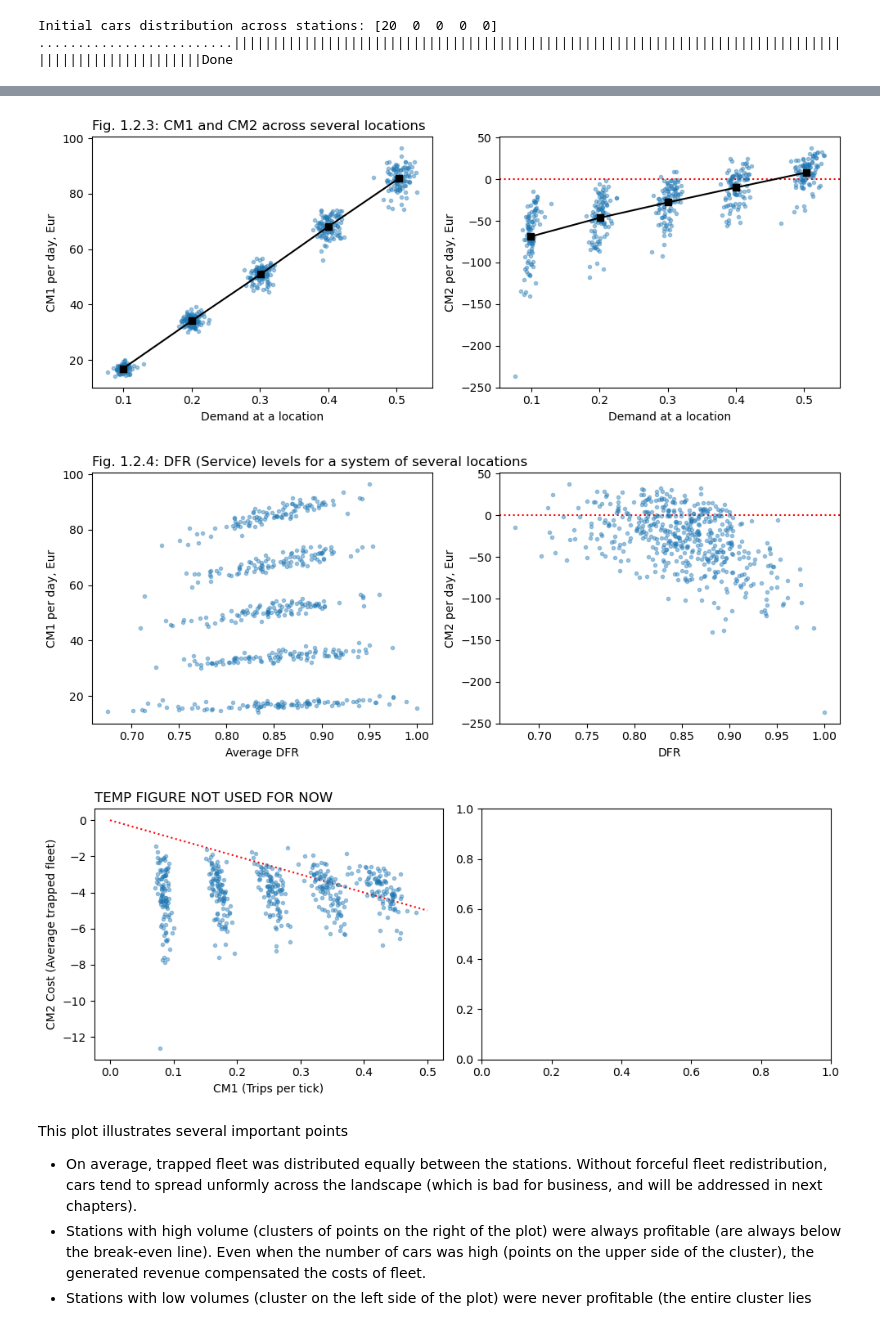
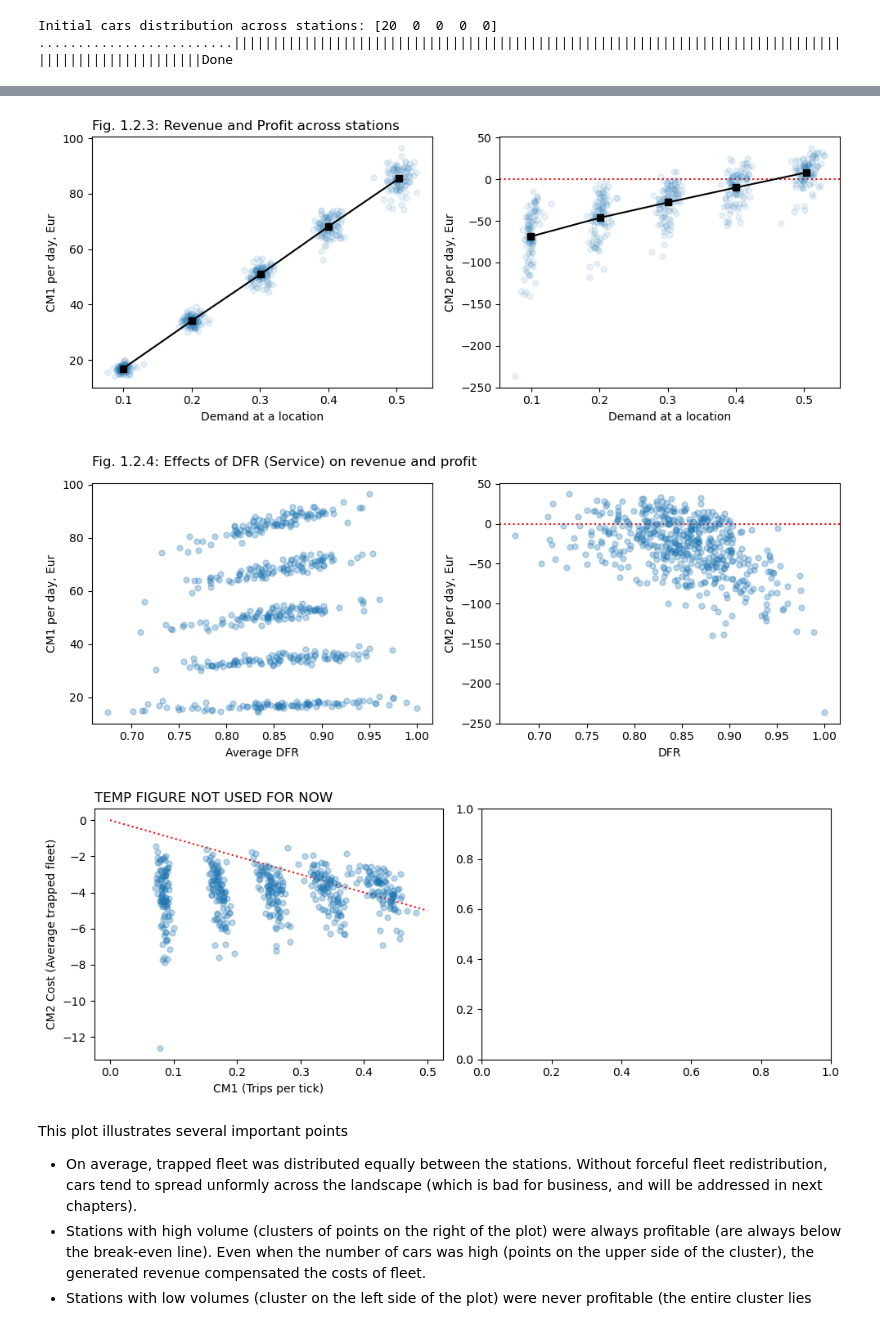
Before and after one commit to khakhalin/carsharing101, a Jupyter notebook: scripts/01natural_02stations.ipynb, the cells around one changed output, grey strips where cells are left out. Saved outputs shown, nothing was run; the diff lists cells and outputs as text; code cells hidden in the pictures.

```diff
--- a/scripts/01natural_02stations.ipynb
+++ b/scripts/01natural_02stations.ipynb
@@ -144,13 +136,11 @@ And also it means, that if we plot CM2 against CM2, the  profitability threshold
 # %%
 # Financial measures measures
-slope = (40*5)/20
-
 plt.figure(figsize=(10,4));
 plt.subplot(121)
-plt.title("Fig. 1.2.3: CM1 and CM2 across several locations", loc='left')
+plt.title("Fig. 1.2.3: Revenue and Profit across stations", loc='left')
 x = total_attempts/n_steps_per_experiment
 y = cm1 *40*5
-plt.plot(x.flatten(), y.flatten(), '.', alpha=0.4);
+plt.plot(x.flatten(), y.flatten(), '.', alpha=0.1, markersize=10);
 plt.plot(x.mean(axis=0), y.mean(axis=0), 'ks-')
 plt.xlabel("Demand at a location")
 plt.ylabel("CM1 per day, Eur")
@@ -158,7 +148,7 @@ plt.ylabel("CM1 per day, Eur")
 plt.subplot(122)
 plt.axhline(0, color='red', linestyle=':')
 y = cm1*40*5 - average_cars*20
-plt.plot(x.flatten(), y.flatten(), '.', alpha=0.4);
+plt.plot(x.flatten(), y.flatten(), '.', alpha=0.1, markersize=10);
 plt.plot(x.mean(axis=0), y.mean(axis=0), 'ks-')
 plt.xlabel("Demand at a location")
 plt.ylabel("CM2 per day, Eur")
@@ -167,30 +157,30 @@ plt.tight_layout()
 
 plt.savefig("../figures/01simple_02stations_03financials.svg", dpi=300)
 # %% [output]
-[figure, old version]
+[figure, new version]
 # %%
 # DFR
 dfr = total_rentals/total_attempts
 
 plt.figure(figsize=(10,4));
 plt.subplot(121)
-plt.title("Fig. 1.2.4: DFR (Service) levels for a system of several locations", loc='left')
-plt.plot(dfr.flatten(), cm1.flatten()*40*5, '.', alpha=0.4);
+plt.title("Fig. 1.2.4: Effects of DFR (Service) on revenue and profit", loc='left', pad=15)
+plt.plot(dfr.flatten(), cm1.flatten()*40*5, '.', alpha=0.3, markersize=10);
 plt.xlabel("Average DFR")
 plt.ylabel("CM1 per day, Eur")
 
 plt.subplot(122)
 plt.axhline(0, color='red', linestyle=':')
 cm2 = cm1*40*5 - average_cars*20
-plt.plot(dfr.flatten(), cm2.flatten(), '.', alpha=0.4);
+plt.plot(dfr.flatten(), cm2.flatten(), '.', alpha=0.3, markersize=10);
 plt.xlabel("DFR")
 plt.ylabel("CM2 per day, Eur");
 
 plt.tight_layout()
 
 plt.savefig("../figures/01simple_02stations_04dfr.svg", dpi=300)
 # %% [output]
-[figure, old version]
+[figure, new version]
 # %%
 # Financial measures measures
 slope = (40*5)/20
@@ -199,7 +189,7 @@ plt.figure(figsize=(10,4));
 plt.subplot(121)
 plt.title("TEMP FIGURE NOT USED FOR NOW", loc='left')
 plt.plot([0, 0.5], -np.array([0, 0.5])*slope, 'r:')
-plt.plot(cm1.flatten(), -average_cars.flatten(), '.', alpha=0.4);
+plt.plot(cm1.flatten(), -average_cars.flatten(), '.', alpha=0.3, markersize=10);
 plt.xlabel("CM1 (Trips per tick)")
 plt.ylabel("CM2 Cost (Average trapped fleet)");
 
@@ -207,7 +197,7 @@ plt.subplot(122)
 
 plt.tight_layout()
 # %% [output]
-[figure, old version]
+[figure, new version]
 # %% [markdown]
 This plot illustrates several important points
 * On average, trapped fleet was distributed equally between the stations. Without forceful fleet redistribution, cars tend to spread unformly across the landscape (which is bad for business, and will be addressed in next chapters).
```
Also changed, not shown: parts of 3 cells of this notebook, 21 other files.
